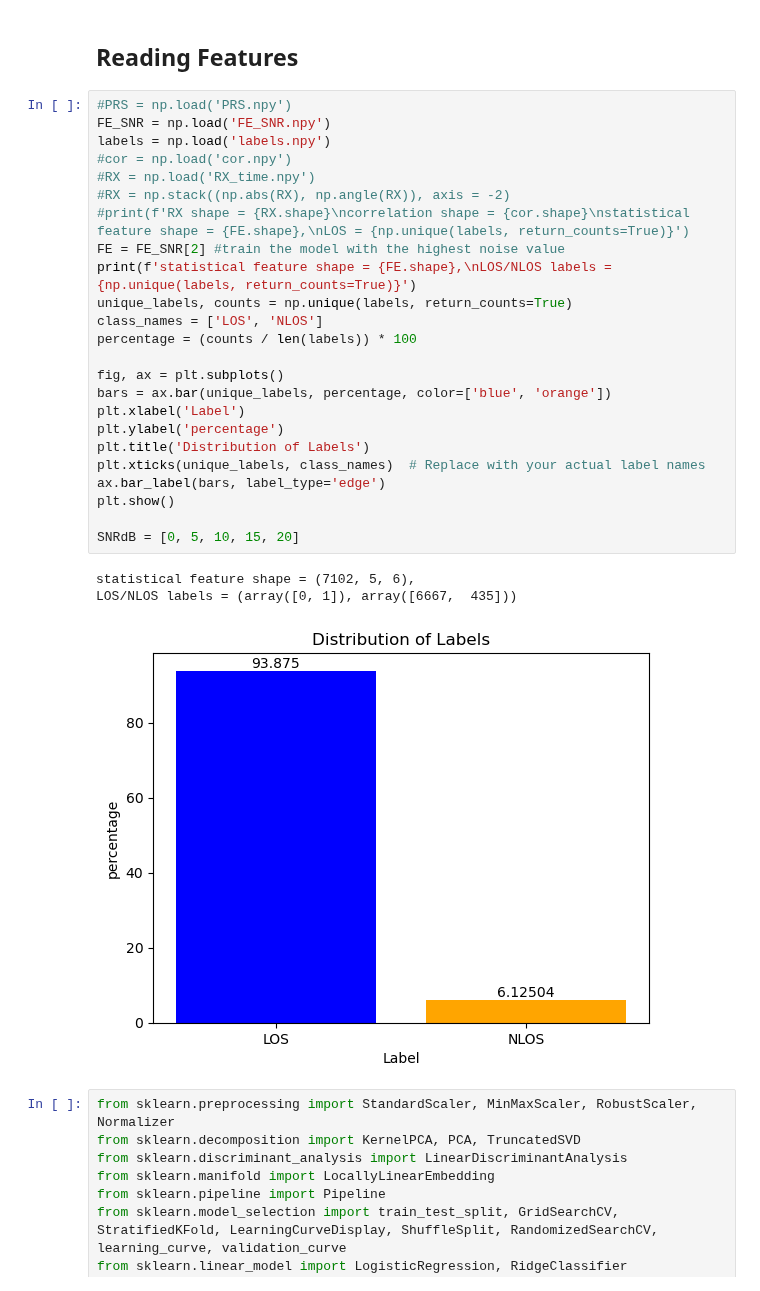
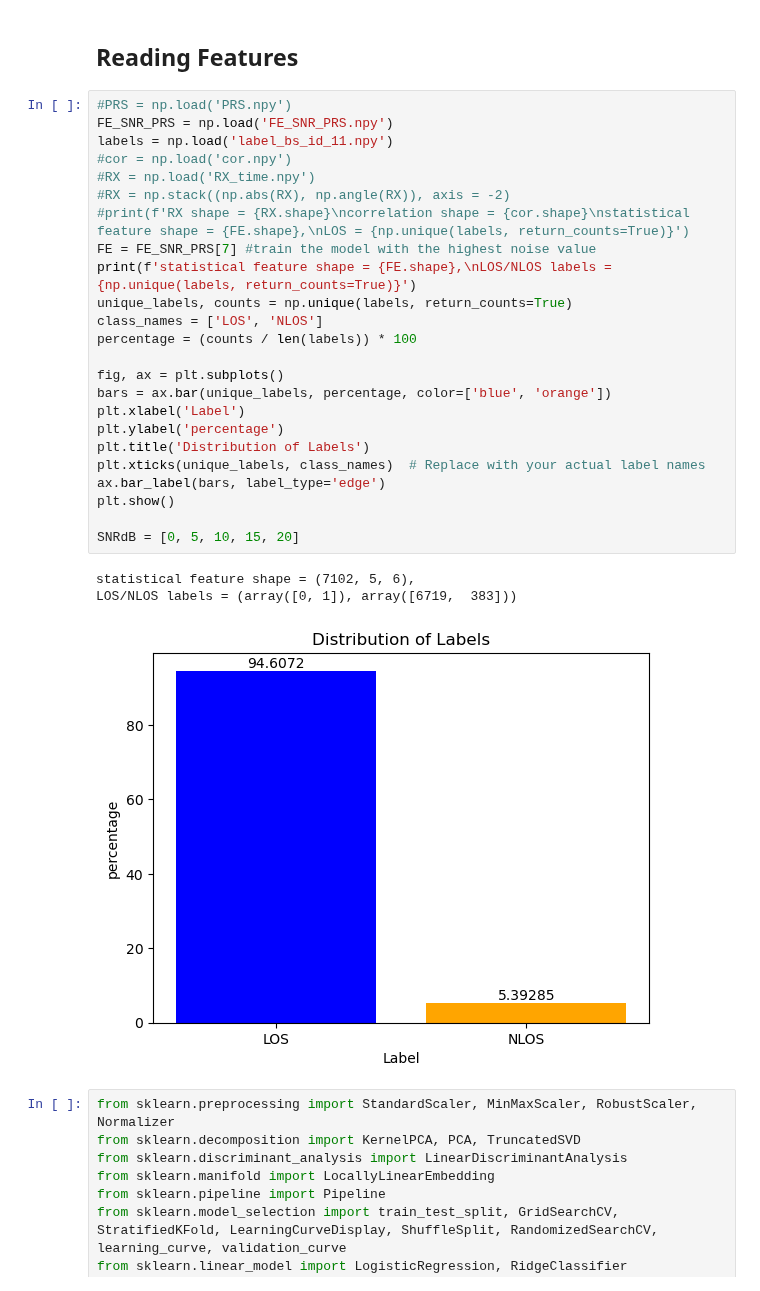
Before and after one commit to hamedtea/thesis, a Jupyter notebook: Feature_based_ML_model.ipynb, the cells around one changed output. Cells and saved outputs as stored; diff of their text form.

```diff
--- a/Feature_based_ML_model.ipynb
+++ b/Feature_based_ML_model.ipynb
@@ -8,32 +8,32 @@ import seaborn as sns
 ## Reading Features
 # %%
 #PRS = np.load('PRS.npy')
-FE_SNR = np.load('FE_SNR.npy')
-labels = np.load('labels.npy')
+FE_SNR_PRS = np.load('FE_SNR_PRS.npy')
+labels = np.load('label_bs_id_11.npy')
 #cor = np.load('cor.npy')
 #RX = np.load('RX_time.npy')
 #RX = np.stack((np.abs(RX), np.angle(RX)), axis = -2)
 #print(f'RX shape = {RX.shape}\ncorrelation shape = {cor.shape}\nstatistical feature shape = {FE.shape},\nLOS = {np.unique(labels, return_counts=True)}')
-FE = FE_SNR[2] #train the model with the highest noise value
+FE = FE_SNR_PRS[7] #train the model with the highest noise value
 print(f'statistical feature shape = {FE.shape},\nLOS/NLOS labels = {np.unique(labels, return_counts=True)}')
 unique_labels, counts = np.unique(labels, return_counts=True)
 class_names = ['LOS', 'NLOS']
 percentage = (counts / len(labels)) * 100
 
 fig, ax = plt.subplots()
 bars = ax.bar(unique_labels, percentage, color=['blue', 'orange'])
 plt.xlabel('Label')
 plt.ylabel('percentage')
 plt.title('Distribution of Labels')
 plt.xticks(unique_labels, class_names)  # Replace with your actual label names
 ax.bar_label(bars, label_type='edge')
 plt.show()
 
 SNRdB = [0, 5, 10, 15, 20]
 # %% [output]
 statistical feature shape = (7102, 5, 6),
-LOS/NLOS labels = (array([0, 1]), array([6667,  435]))
+LOS/NLOS labels = (array([0, 1]), array([6719,  383]))
-[figure, old version]
+[figure, new version]
 # %%
 from sklearn.preprocessing import StandardScaler, MinMaxScaler, RobustScaler, Normalizer
 from sklearn.decomposition import KernelPCA, PCA, TruncatedSVD
```
Also changed, not shown: parts of 18 cells of this notebook, 2 other files.
